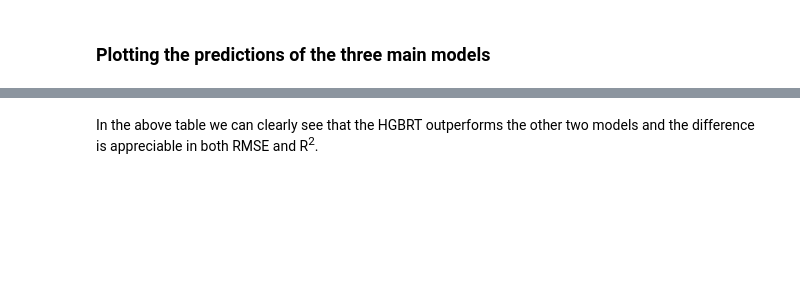
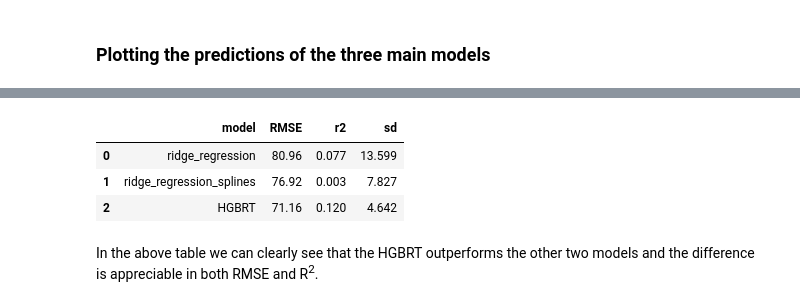
Before and after one commit to moagomezco/ds-ml-project-flight_delay_prediction, a Jupyter notebook: 03_model_development.ipynb, the cells around one changed output, grey strips where cells are left out. Drawn from its saved outputs; the diff is of its cells as text; code cells hidden in the pictures; blank space fills up the shorter version.

```diff
--- a/03_model_development.ipynb
+++ b/03_model_development.ipynb
@@ -509,11 +641,16 @@ plt.show()
 # %%
 # Summary of model metrics
 rmse = pd.DataFrame()
 rmse["model"] = ["ridge_regression","ridge_regression_splines","HGBRT"]
-rmse["RMSE"] = [80.06,76.93,71.50]
-rmse["r2"] = [0.04, 0.00, 0.12]
-rmse["sd"] = [13.01,7.827, 3.82]
+rmse["RMSE"] = [80.96,76.92,71.16]
+rmse["r2"] = [0.077,0.003,0.120]
+rmse["sd"] = [13.599,7.827,4.642]
 rmse
+# %% [output]
+|  | model | RMSE | r2 | sd |
+| 0 | ridge_regression | 80.96 | 0.077 | 13.599 |
+| 1 | ridge_regression_splines | 76.92 | 0.003 | 7.827 |
+| 2 | HGBRT | 71.16 | 0.120 | 4.642 |
 # %% [markdown]
 In the above table we can clearly see that the HGBRT outperforms the other two models and the difference is appreciable in both RMSE and R<sup>2</sup>.
 # %%
```
Also changed, not shown: parts of 23 cells of this notebook, 3 other files.
